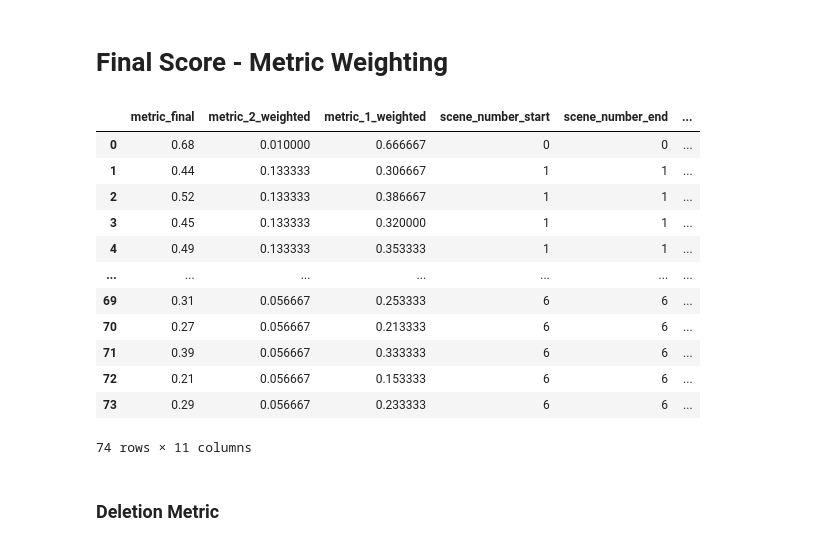
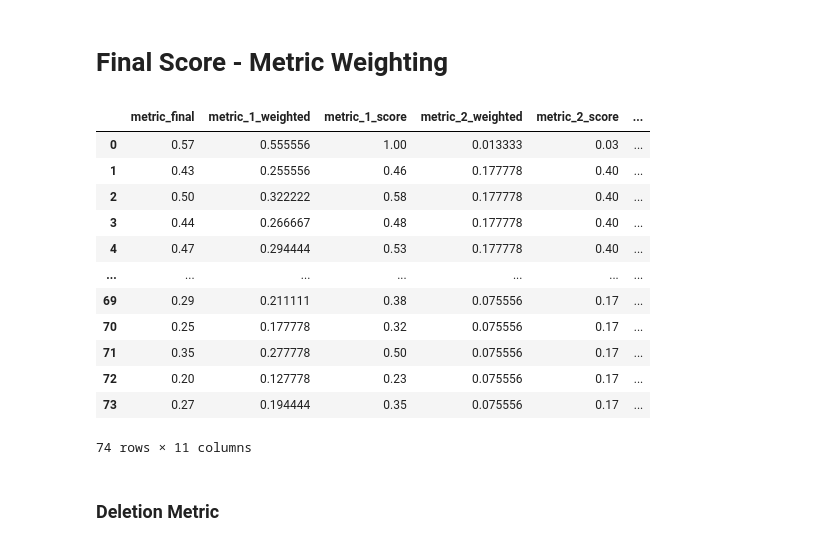
Before and after one commit to Dada-Tech/multimodal-video-trimming, a Jupyter notebook: MultiModal_Video_Summarization.ipynb, the cells around one changed output. Drawn from its saved outputs; the diff is of its cells as text; code cells hidden in the pictures.

Commit message:
new defaults for model 0.8 m2 weight, 4.0 deletion threshold

```diff
--- a/MultiModal_Video_Summarization.ipynb
+++ b/MultiModal_Video_Summarization.ipynb
@@ -176,14 +176,14 @@ if notebook_mode:
         "max_summary_length": 600
       },
       "deletion_metric": {
-          "threshold": 0.3
+          "threshold": 0.4
       },
       "metric_1": {
           "model_size": "base",
           "weight": 1
       },
       "metric_2": {
-          "weight": 0.5,
+          "weight": 0.8,
           "min_scene_len": 15,
           "threshold": 25
       }
@@ -205,10 +205,10 @@ else:
   parser.add_argument("--auto_summary_summary_length_percentage", type=float, default=0.3, help="Summary length as a percentage")
   parser.add_argument("--auto_summary_min_summary_length", type=int, default=30, help="Minimum summary length")
   parser.add_argument("--auto_summary_max_summary_length", type=int, default=600, help="Maximum summary length")
-  parser.add_argument("--deletion_metric_threshold", type=float, default=0.3, help="Threshold for deletion metric")
+  parser.add_argument("--deletion_metric_threshold", type=float, default=0.4, help="Threshold for deletion metric")
   parser.add_argument("--metric_1_model_size", type=str, choices=["base", "large"], default="base", help="Model size for metric 1")
   parser.add_argument("--metric_1_weight", type=float, default=1.0, help="Weight for metric 1 (contribution to final score)")
-  parser.add_argument("--metric_2_weight", type=float, default=0.5, help="Weight for metric 2 (contribution to final score)")
+  parser.add_argument("--metric_2_weight", type=float, default=0.8, help="Weight for metric 2 (contribution to final score)")
   parser.add_argument("--metric_2_min_scene_len", type=int, default=15, help="Minimum scene length for metric 2")
   parser.add_argument("--metric_2_threshold", type=int, default=25, help="Threshold for scene detection for metric 2")
 
@@ -1084,45 +1084,62 @@ Audio length (seconds): 353.58
 w1 = hyperparameters['metric_1']['weight']
 w2 = hyperparameters['metric_2']['weight']
 weight_sum = w1 + w2
 w1_normalized = w1 / weight_sum
 w2_normalized = w2 / weight_sum
 
 # Metric 1 Apply
 drop_if_exists(df_sentences, "metric_1_weighted")
 df_sentences.insert(0, "metric_1_weighted", 1)
 df_sentences['metric_1_score'] = df_sentences['metric_1_score'].astype(float)
 
 df_sentences['metric_1_weighted'] = w1_normalized * df_sentences['metric_1_score']
 
 # Metric 2 Apply
 drop_if_exists(df_sentences, "metric_2_weighted")
 df_sentences.insert(0, "metric_2_weighted", 1)
 df_sentences['metric_2_score'] = df_sentences['metric_2_score'].astype(float)
 
 df_sentences['metric_2_weighted'] = w2_normalized * df_sentences['metric_2_score']
 
 
 # Metric Final Apply
 drop_if_exists(df_sentences, "metric_final")
 df_sentences.insert(0, "metric_final", 1)
 
 df_sentences['metric_final'] = df_sentences['metric_1_weighted'] + df_sentences['metric_2_weighted']
 df_sentences["metric_final"] = df_sentences["metric_final"].round(2)
 
+
+
+# Reorder
+df_sentences = df_sentences[[
+    'metric_final',
+    'metric_1_weighted',
+    'metric_1_score',
+    'metric_2_weighted',
+    'metric_2_score',
+    'scene_number_start',
+    'scene_number_end',
+    'base_idx',
+    'start_time',
+    'end_time',
+    'sentence'
+    ]].copy()
+
 notebook_mode_print(df_sentences)
 # %% [output]
-|  | metric_final | metric_2_weighted | metric_1_weighted | scene_number_start | scene_number_end | ... |
-| 0 | 0.68 | 0.010000 | 0.666667 | 0 | 0 | ... |
-| 1 | 0.44 | 0.133333 | 0.306667 | 1 | 1 | ... |
-| 2 | 0.52 | 0.133333 | 0.386667 | 1 | 1 | ... |
-| 3 | 0.45 | 0.133333 | 0.320000 | 1 | 1 | ... |
-| 4 | 0.49 | 0.133333 | 0.353333 | 1 | 1 | ... |
+|  | metric_final | metric_1_weighted | metric_1_score | metric_2_weighted | metric_2_score | ... |
+| 0 | 0.57 | 0.555556 | 1.00 | 0.013333 | 0.03 | ... |
+| 1 | 0.43 | 0.255556 | 0.46 | 0.177778 | 0.40 | ... |
+| 2 | 0.50 | 0.322222 | 0.58 | 0.177778 | 0.40 | ... |
+| 3 | 0.44 | 0.266667 | 0.48 | 0.177778 | 0.40 | ... |
+| 4 | 0.47 | 0.294444 | 0.53 | 0.177778 | 0.40 | ... |
 | ... | ... | ... | ... | ... | ... | ... |
-| 69 | 0.31 | 0.056667 | 0.253333 | 6 | 6 | ... |
-| 70 | 0.27 | 0.056667 | 0.213333 | 6 | 6 | ... |
-| 71 | 0.39 | 0.056667 | 0.333333 | 6 | 6 | ... |
-| 72 | 0.21 | 0.056667 | 0.153333 | 6 | 6 | ... |
-| 73 | 0.29 | 0.056667 | 0.233333 | 6 | 6 | ... |
+| 69 | 0.29 | 0.211111 | 0.38 | 0.075556 | 0.17 | ... |
+| 70 | 0.25 | 0.177778 | 0.32 | 0.075556 | 0.17 | ... |
+| 71 | 0.35 | 0.277778 | 0.50 | 0.075556 | 0.17 | ... |
+| 72 | 0.20 | 0.127778 | 0.23 | 0.075556 | 0.17 | ... |
+| 73 | 0.27 | 0.194444 | 0.35 | 0.075556 | 0.17 | ... |
 74 rows × 11 columns
 # %% [markdown]
 ### Deletion Metric
```
Also changed, not shown: parts of 6 cells of this notebook.
